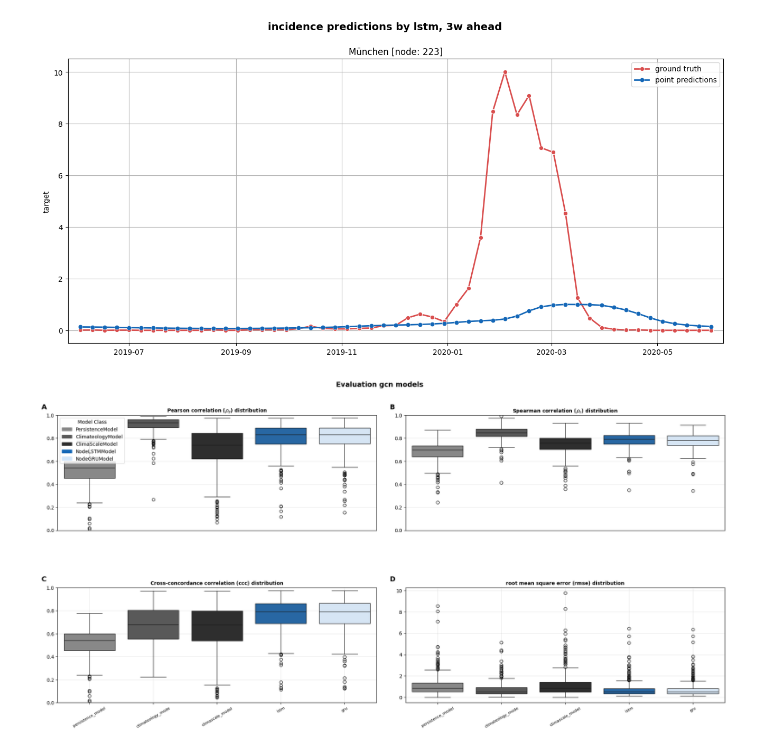
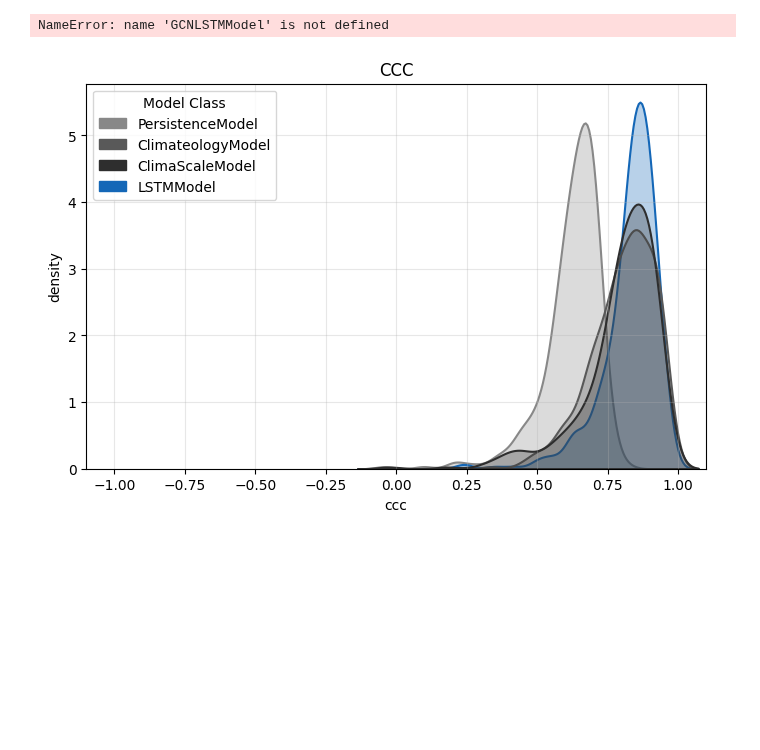
Before and after one commit to stends2001/infectious_disease_gnn, a Jupyter notebook: src/notebooks/4. vanilla deepmodels.ipynb, the cells around one changed output. Drawn from its saved outputs; the diff is of its cells as text; code cells hidden in the pictures; blank space fills up the shorter version.

```diff
--- a/src/notebooks/4. vanilla deepmodels.ipynb
+++ b/src/notebooks/4. vanilla deepmodels.ipynb
@@ -44,12 +45,12 @@ deepdataloader      = DeepDataLoaderManager(data_orch).build()
 # %%
-from src.models import LSTMModel
+from src.models import LSTMModel, GCNLSTMModel
 
 lstm = LSTMModel(deepdataloader, name = 'lstm', verbose = 2)
-lstm.set_model_hparams(hidden_size=128)
+lstm.set_model_hparams(hidden_size=128, dropout = 0.3)
 lstm.set_global_hparams(**global_hparams)
 lstm.train()
-# lstm.forecast('test')
-# lstm.show_forecasts(26)
+lstm.forecast('test')
+lstm.show_forecasts(26)
 # %% [output]
 ==================================================
 ==                     lstm                     ==
@@ -65,7 +63,13 @@ trained ✓
-# %%
-lstm.show_forecasts(223,'test').show()
-# %% [output]
-[figure, removed]
+# %%
+
+gcnlstm = GCNLSTMModel(graphloader1, name = 'gcnlstm1', verbose = 2)
+gcnlstm.set_model_hparams()
+gcnlstm.set_global_hparams(**global_hparams)
+gcnlstm.train()
+gcnlstm.forecast('test')
+gcnlstm.show_forecasts(26)
+# %% [output]
+NameError: name 'GCNLSTMModel' is not defined
 # %%
 from src.models import ClimaScaleModel, PersistenceModel, ClimateologyModel
 from src.evaluation import Evaluator
@@ -81,30 +85,10 @@ climascale.forecast()
 
 baseline_models = [persistence, climateology, climascale]
 # %%
-evaluation_experiment_sgnn = Evaluator(baseline_models + [lstm,gru]).add_evaluation()
-f_merged_raw    = evaluation_experiment_sgnn.plotter.plot_metric_compilation(subfig_size = (8,4), plot_types = ['box','box','box','box']);
+models = baseline_models + [lstm,gcnlstm]
 
-f_merged = (f_merged_raw
-    .labels.change_suptitle(suptitle='Evaluation gcn models', fontsize = 14, fontweight = 'bold')
-    .labels.set_suptitle_y(y=1.05)
-    .labels.change_title('Pearson correlation ($\\rho_{p}$) distribution', fontweight = 'bold',     ax = 0)
-    .labels.change_title('Spearman correlation ($\\rho_s$) distribution',  fontweight = 'bold',     ax = 1)
-    .labels.change_title('Cross-concordance correlation (ccc) distribution', fontweight = 'bold',   ax = 2)
-    .labels.change_title('root mean square error (rmse) distribution', fontweight = 'bold',         ax = 3)
-    .labels.change_ylab('')
-    .labels.change_xlab("")
-    .ticks.change_xticks([], ax = 0)
-    .ticks.change_xticks([], ax = 1)
-    .layout.set_ylim([0,1],ax = 0)
-    .layout.set_ylim([0,1],ax = 1)
-    .layout.set_ylim([0,1],ax = 2)
-    .labels.set_tag('A', y = 1.1, ax = 0)
-    .labels.set_tag('B', y = 1.1, ax = 1)
-    .labels.set_tag('C', y = 1.1, ax = 2)
-    .labels.set_tag('D', y = 1.1, ax = 3)
-    .legend.move('upper left', ax = 0)
-    .change_figsize(20,10)
-    )
-f_merged.show()
+model_evaluation = Evaluator(models).add_evaluation()
-# %% [output]
-[figure, removed]
+# %%
+model_evaluation.plotter.plot_single_metric('ccc',0,plot_type = 'kde', vmin = -1.1, vmax=1.1, log=False).show()
+# %% [output]
+[figure, added]
```
Also changed, not shown: parts of 5 cells of this notebook, 2 other files.
